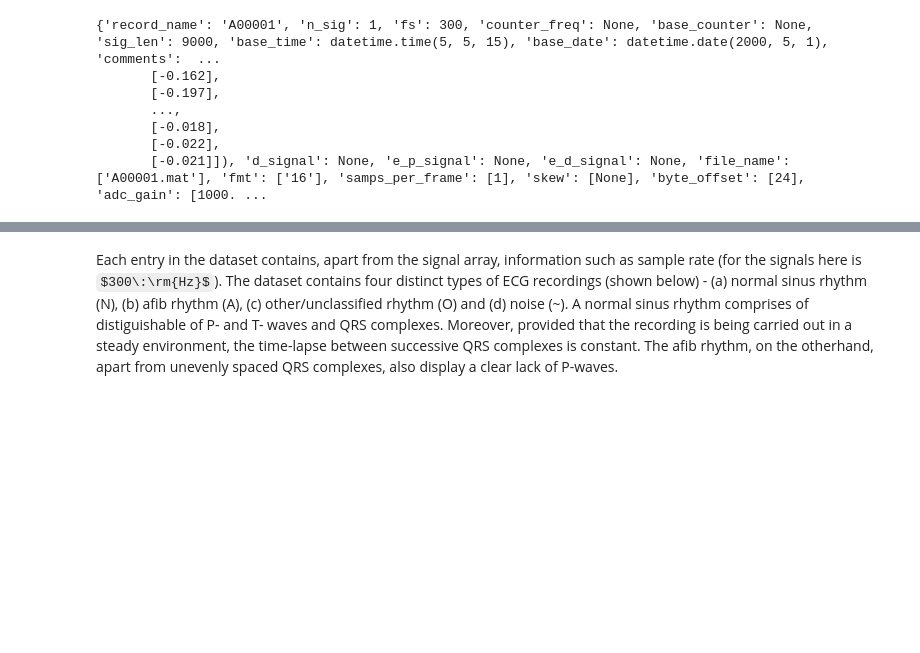
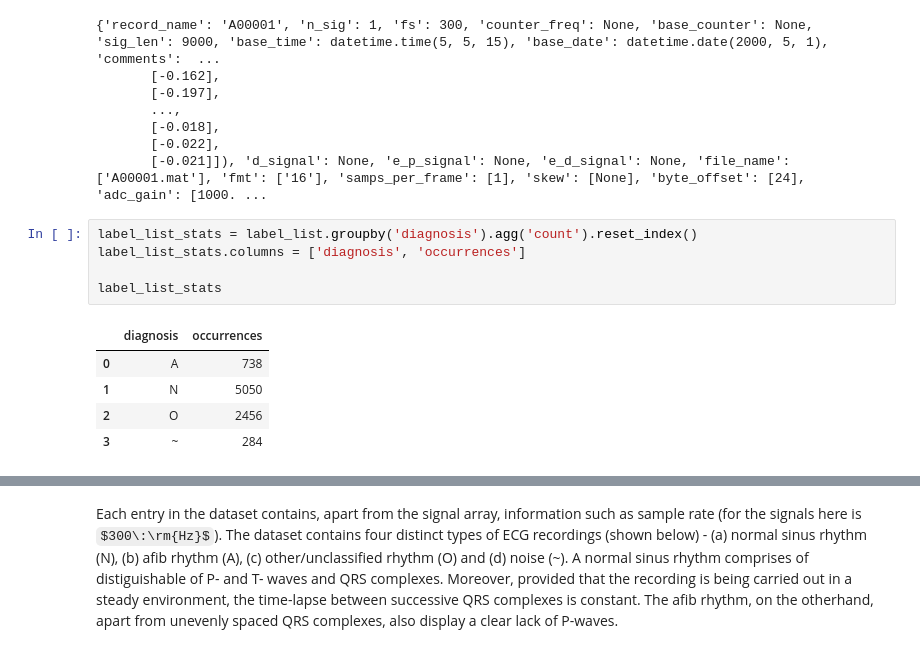
Before and after one commit to RM503/AFibClassifier-PyTorch, a Jupyter notebook: notebooks/notebook.ipynb, the cells around one changed output, grey strips where cells are left out. Cells and saved outputs as stored; diff of their text form; some formulas as TeX source; blank space fills up the shorter version.

```diff
--- a/notebooks/notebook.ipynb
+++ b/notebooks/notebook.ipynb
@@ -45,3 +47,14 @@ print(wfdb.rdrecord('./../data/A00001').__dict__)
        [-0.018],
        [-0.022],
        [-0.021]]), 'd_signal': None, 'e_p_signal': None, 'e_d_signal': None, 'file_name': ['A00001.mat'], 'fmt': ['16'], 'samps_per_frame': [1], 'skew': [None], 'byte_offset': [24], 'adc_gain': [1000. ...
+# %%
+label_list_stats = label_list.groupby('diagnosis').agg('count').reset_index()
+label_list_stats.columns = ['diagnosis', 'occurrences']
+
+label_list_stats
+# %% [output]
+|  | diagnosis | occurrences |
+| 0 | A | 738 |
+| 1 | N | 5050 |
+| 2 | O | 2456 |
+| 3 | ~ | 284 |
```
Also changed, not shown: parts of 13 cells of this notebook, 3 other files.
